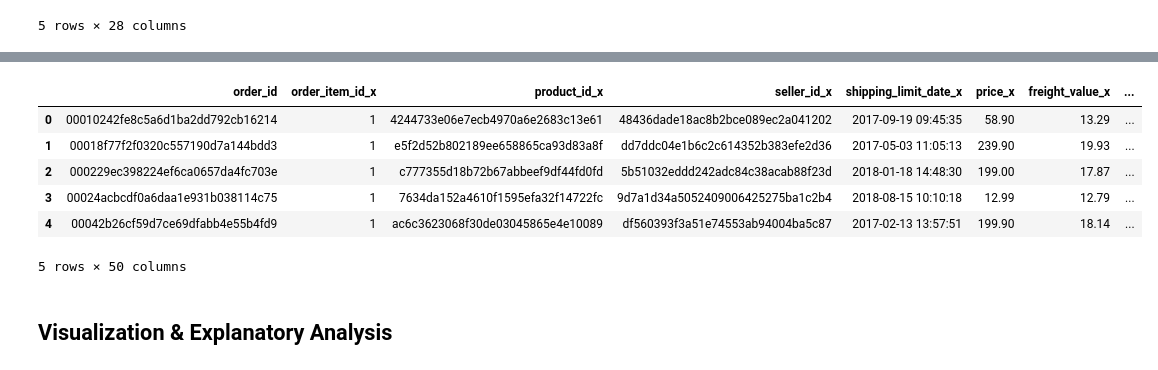
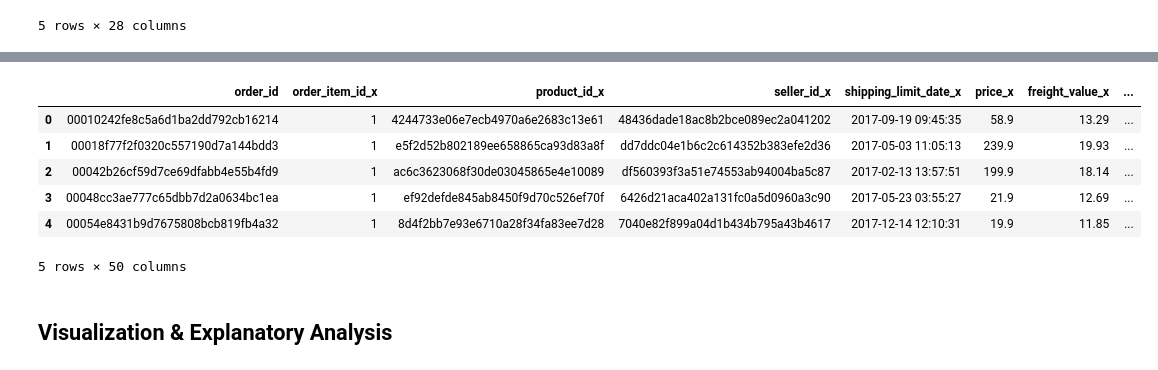
Before and after one commit to Farhan-Nawwafal/submission-bfad-cc-2026, a Jupyter notebook: Proyek_Analisis_Data.ipynb, the cells around one changed output, grey strips where cells are left out. Drawn from its saved outputs; the diff is of its cells as text; code cells hidden in the pictures.

```diff
--- a/Proyek_Analisis_Data.ipynb
+++ b/Proyek_Analisis_Data.ipynb
@@ -1675,3 +1675,8 @@ order_product_all_df.head()
 | 3 | 00024acbcdf0a6daa1e931b038114c75 | 1 | 7634da152a4610f1595efa32f14722fc | 9d7a1d34a5052409006425275ba1c2b4 | 2018-08-15 10:10:18 | 12.99 | 12.79 | ... |
 | 4 | 00042b26cf59d7ce69dfabb4e55b4fd9 | 1 | ac6c3623068f30de03045865e4e10089 | df560393f3a51e74553ab94004ba5c87 | 2017-02-13 13:57:51 | 199.90 | 18.14 | ... |
 5 rows × 23 columns
+# %%
+# Memfilter data pada tahun 2017
+target_year = 2017
+order_product_all_filtered_df = order_product_all_df[order_product_all_df['shipping_limit_date'].dt.year == target_year]
+order_product_all_filtered_df.head()
@@ -1769,3 +1782,7 @@ product_all_join_df.head()
 | 3 | ba78997921bbcdc1373bb41e913ab953 | 1 | credit_card | 8 | 107.78 | 1.0 | ... |
 | 4 | 42fdf880ba16b47b59251dd489d4441a | 1 | credit_card | 2 | 128.45 | 1.0 | ... |
 5 rows × 28 columns
+# %%
+# Memfilter data pada tahun 2017
+product_all_join_filtered_df = product_all_join_df[product_all_join_df['shipping_limit_date'].dt.year == target_year]
+product_all_join_filtered_df.head()
@@ -1794,20 +1817,20 @@ groupby_payment_type
 # %%
 # Merge semua dataset yang diperlukan jadi 1
 all_df = pd.merge(
-    left=order_product_all_df,
-    right=product_all_join_df,
+    left=order_product_all_filtered_df,
+    right=product_all_join_filtered_df,
     how='left',
     left_on='order_id',
     right_on='order_id'
 )
 all_df.head()
 # %% [output]
 |  | order_id | order_item_id_x | product_id_x | seller_id_x | shipping_limit_date_x | price_x | freight_value_x | ... |
-| 0 | 00010242fe8c5a6d1ba2dd792cb16214 | 1 | 4244733e06e7ecb4970a6e2683c13e61 | 48436dade18ac8b2bce089ec2a041202 | 2017-09-19 09:45:35 | 58.90 | 13.29 | ... |
-| 1 | 00018f77f2f0320c557190d7a144bdd3 | 1 | e5f2d52b802189ee658865ca93d83a8f | dd7ddc04e1b6c2c614352b383efe2d36 | 2017-05-03 11:05:13 | 239.90 | 19.93 | ... |
-| 2 | 000229ec398224ef6ca0657da4fc703e | 1 | c777355d18b72b67abbeef9df44fd0fd | 5b51032eddd242adc84c38acab88f23d | 2018-01-18 14:48:30 | 199.00 | 17.87 | ... |
-| 3 | 00024acbcdf0a6daa1e931b038114c75 | 1 | 7634da152a4610f1595efa32f14722fc | 9d7a1d34a5052409006425275ba1c2b4 | 2018-08-15 10:10:18 | 12.99 | 12.79 | ... |
-| 4 | 00042b26cf59d7ce69dfabb4e55b4fd9 | 1 | ac6c3623068f30de03045865e4e10089 | df560393f3a51e74553ab94004ba5c87 | 2017-02-13 13:57:51 | 199.90 | 18.14 | ... |
+| 0 | 00010242fe8c5a6d1ba2dd792cb16214 | 1 | 4244733e06e7ecb4970a6e2683c13e61 | 48436dade18ac8b2bce089ec2a041202 | 2017-09-19 09:45:35 | 58.9 | 13.29 | ... |
+| 1 | 00018f77f2f0320c557190d7a144bdd3 | 1 | e5f2d52b802189ee658865ca93d83a8f | dd7ddc04e1b6c2c614352b383efe2d36 | 2017-05-03 11:05:13 | 239.9 | 19.93 | ... |
+| 2 | 00042b26cf59d7ce69dfabb4e55b4fd9 | 1 | ac6c3623068f30de03045865e4e10089 | df560393f3a51e74553ab94004ba5c87 | 2017-02-13 13:57:51 | 199.9 | 18.14 | ... |
+| 3 | 00048cc3ae777c65dbb7d2a0634bc1ea | 1 | ef92defde845ab8450f9d70c526ef70f | 6426d21aca402a131fc0a5d0960a3c90 | 2017-05-23 03:55:27 | 21.9 | 12.69 | ... |
+| 4 | 00054e8431b9d7675808bcb819fb4a32 | 1 | 8d4f2bb7e93e6710a28f34fa83ee7d28 | 7040e82f899a04d1b434b795a43b4617 | 2017-12-14 12:10:31 | 19.9 | 11.85 | ... |
 5 rows × 50 columns
 # %% [markdown]
 ## Visualization & Explanatory Analysis
```
Also changed, not shown: parts of 14 cells of this notebook, 3 other files.
